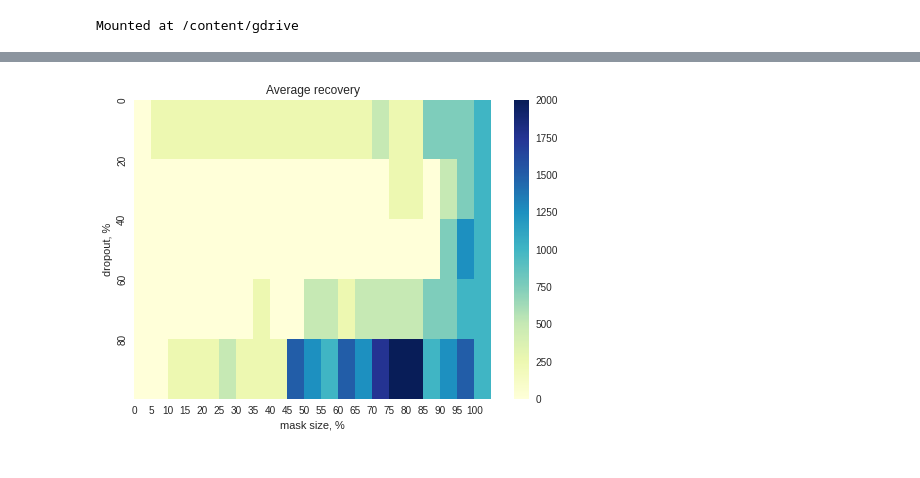
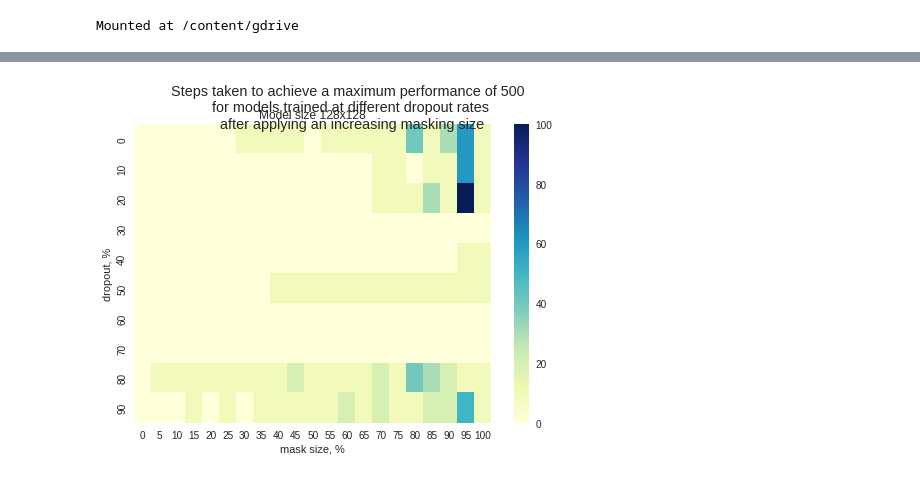
Before and after one commit to mirklys/little-projects, a Jupyter notebook: thesis/data_analysis.ipynb, the cells around one changed output, grey strips where cells are left out. Cells and saved outputs as stored; diff of their text form; code cells hidden in the pictures.

```diff
--- a/thesis/data_analysis.ipynb
+++ b/thesis/data_analysis.ipynb
@@ -111,3 +110,3 @@ def load(path: str, size:bool=False, dropout:bool=False) -> dict: # size|dropout
     return data
 # %%
-carpole_data_size = load(os.path.join(PATH_RESULTS, 'evaluations_cartpole.pickle'), size=True)
+carpole_data_size = load(os.path.join(PATH_RESULTS, 'evals_cartpole.pickle'), size=True)
@@ -208,19 +249,12 @@ def concat_originial_further_trained_data(data_f, data_n_size) -> dict: # (size,
 carpole_data_f = load_further_trained_data(os.path.join(PATH_RESULTS, 'evaluations_overtrained_cartpole.pickle'))
 data_f_o = concat_originial_further_trained_data(carpole_data_f, carpole_data_size)
 # %%
-#@title
-def mean_recovery(data:dict, dropout:bool=False, size:bool=False) -> np.ndarray:
-    assert dropout ^ size
-    recovery = []
-    mean_steps = defaultdict(list)
+def steps(data:dict, size=128) -> np.ndarray:
+    mean_steps = []
 
     for k, v in data.items():
         s, d = k
         steps = v[-1]
-        if dropout: mean_steps[d].append(steps)
-        elif size: mean_steps[s].append(steps)
+        if s == size: mean_steps.append(steps)
 
-    for d, steps in mean_steps.items():
-        steps = np.mean(steps, axis=0)
-        recovery.append(steps)
-    return np.array(recovery)
+    return np.array(mean_steps)
@@ -250,15 +285,17 @@ dropout_stability = stability(data_f_o, dropout=True)
 # %%
 import seaborn as sns
 
 plt.rcParams.update({'errorbar.capsize': 5, 'font.size': 12, 'font.family': 'Times New Roman'})
-colors = plt.cm.winter(np.linspace(0, 1, 4))
+colors = plt.cm.winter(np.linspace(0, 1, 10))
 plt.style.use('seaborn')
-ax = sns.heatmap(dropout_average, cmap="YlGnBu")
-plt.yticks([0, 1, 2, 3, 4], [0, 20, 40, 60, 80])
-plt.xticks(list(range(21)), np.arange(0, 105, 5))
-plt.title("Average recovery")
-plt.ylabel("dropout, %")
-plt.xlabel("mask size, %")
+fig, ax1= plt.subplots()
+ax1 = sns.heatmap(steps(data_f_o, size=128), cmap="YlGnBu")
+ax1.set_yticklabels([0, 10, 20, 30, 40, 50, 60, 70, 80, 90])
+ax1.set_xticklabels(np.arange(0, 105, 5))
+ax1.set_title("Model size 128x128")
+plt.suptitle("Steps taken to achieve a maximum performance of 500 \n for models trained at different dropout rates \n after applying an increasing masking size") # title is not correct
+ax1.set_ylabel("dropout, %")
+ax1.set_xlabel("mask size, %")
 plt.show()
 # %% [output]
-[figure, old version]
+[figure, new version]
```
Also changed, not shown: parts of 21 cells of this notebook.
